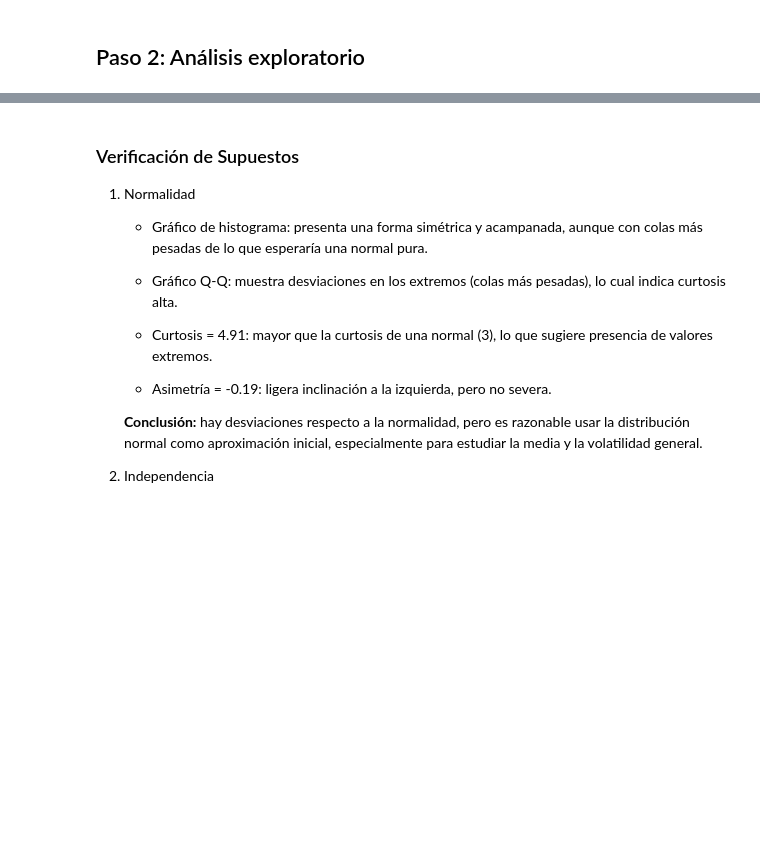
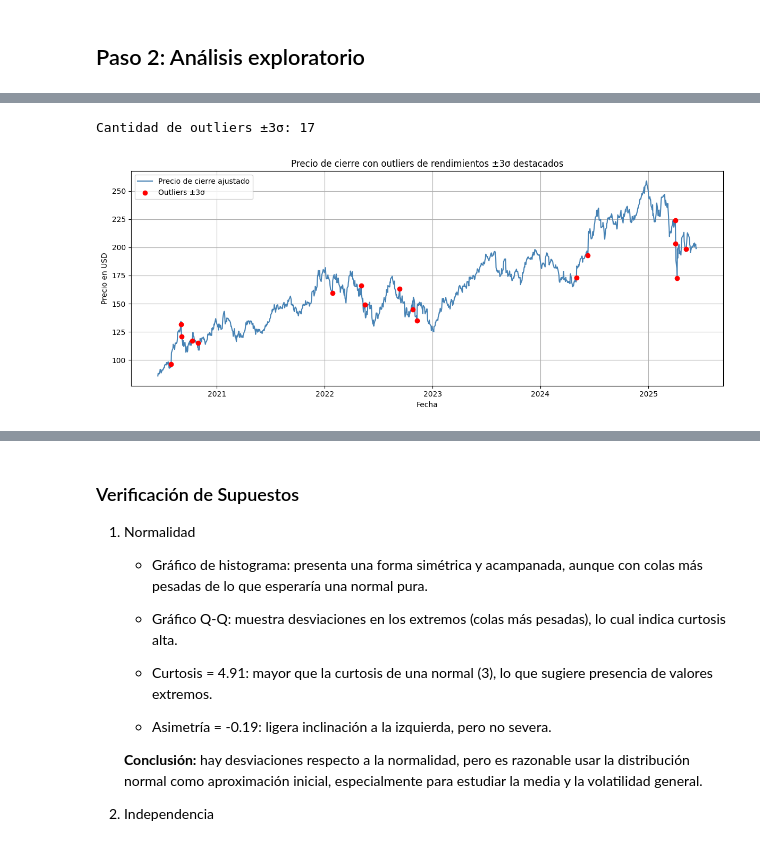
Before and after one commit to nadiasantillan/unsl-bayes-stock, a Jupyter notebook: aapl.ipynb, the cells around one changed output, grey strips where cells are left out. Saved outputs shown, nothing was run; the diff lists cells and outputs as text; code cells hidden in the pictures; blank space fills up the shorter version.

```diff
--- a/aapl.ipynb
+++ b/aapl.ipynb
@@ -38,3 +60,29 @@ Name: LogReturn, Length: 1255, dtype: float64
+# %%
+# Cálculo de límites para outliers de 3 desviaciones estándar
+mu = returns.mean()
+sigma = returns.std()
+lim_inf = mu - 3 * sigma
+lim_sup = mu + 3 * sigma
+
+# Filtrar outliers
+outliers_3sigma = data[(data["LogReturn"] < lim_inf) | (data["LogReturn"] > lim_sup)]
+print(f"Cantidad de outliers ±3σ: {len(outliers_3sigma)}")
+# %% [output]
+Cantidad de outliers ±3σ: 17
+# %%
+plt.figure(figsize=(12, 5))
+plt.plot(data.index, data["Close/Last"], label="Precio de cierre ajustado", color="steelblue")
+plt.scatter(outliers_3sigma.index, outliers_3sigma["Close/Last"],
+            color="red", label="Outliers ±3σ", zorder=5)
+plt.title("Precio de cierre con outliers de rendimientos ±3σ destacados")
+plt.xlabel("Fecha")
+plt.ylabel("Precio en USD")
+plt.legend()
+plt.grid(True)
+plt.tight_layout()
+plt.show()
+# %% [output]
+[figure, added]
 # %%
 # Estadísticas básicas
 print("Media:", returns.mean())
```
Also changed, not shown: parts of 10 cells of this notebook.
